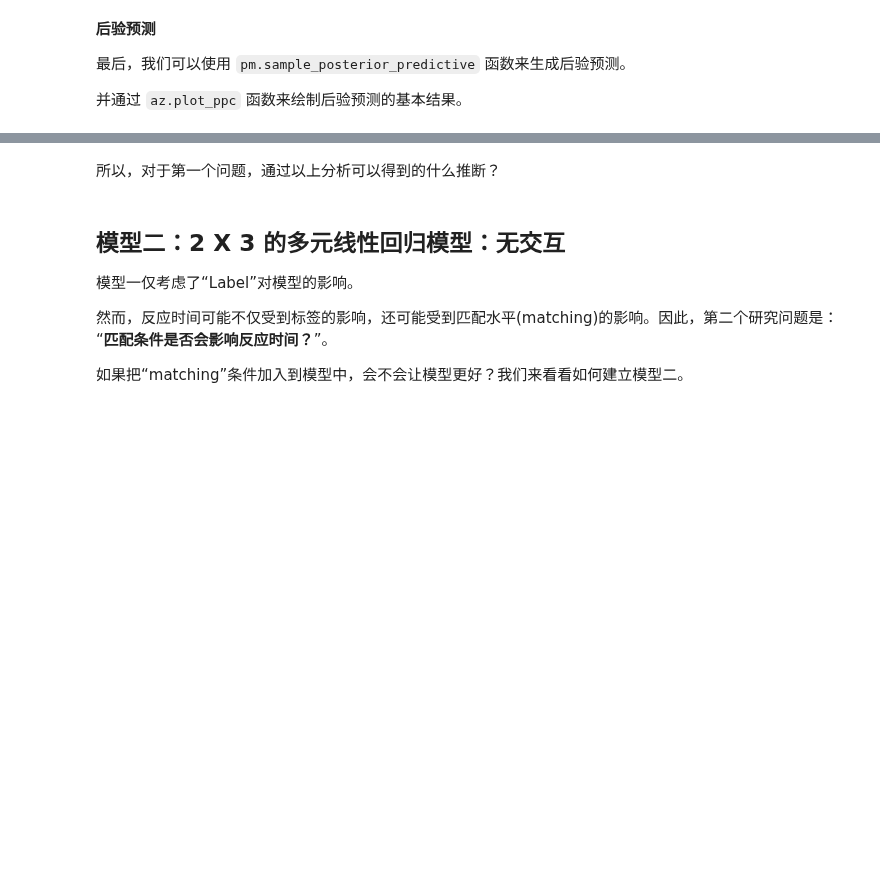
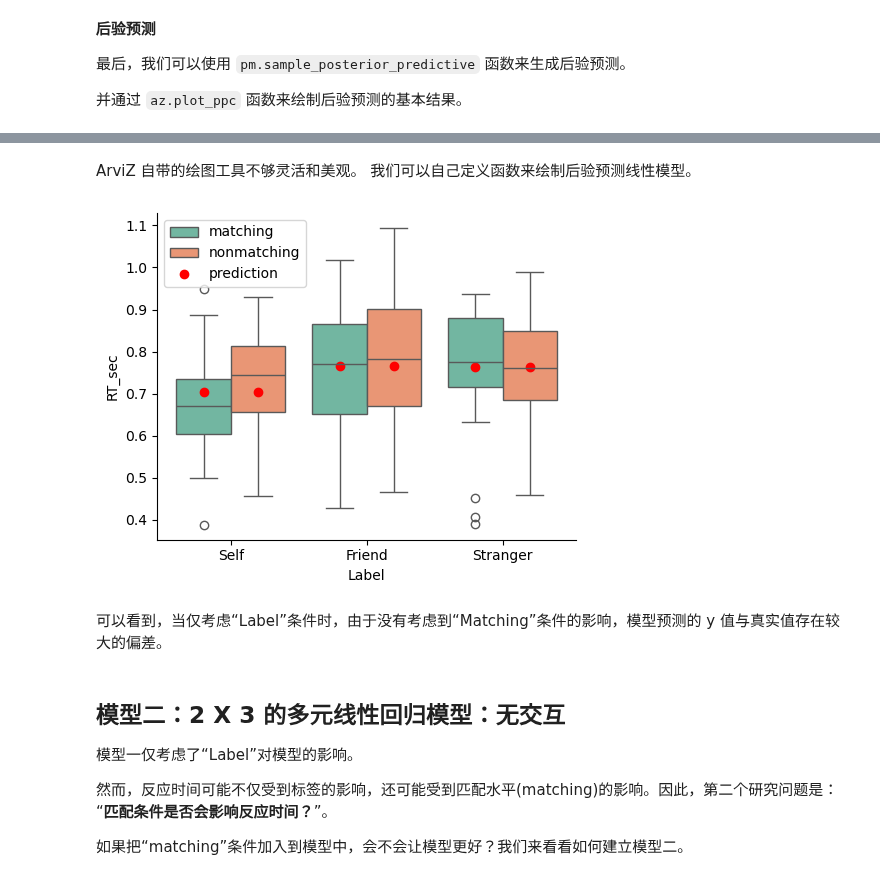
Before and after one commit to hcp4715/psybayesian, a Jupyter notebook: Lecture10.ipynb, the cells around one changed output, grey strips where cells are left out. Drawn from its saved outputs; the diff is of its cells as text; code cells hidden in the pictures; blank space fills up the shorter version.

```diff
--- a/Lecture10.ipynb
+++ b/Lecture10.ipynb
@@ -442,2 +457,22 @@ sns.despine()
-# %% [markdown]
-所以，对于第一个问题，通过以上分析可以得到的什么推断？
+# %% [markdown]
+ArviZ 自带的绘图工具不够灵活和美观。 我们可以自己定义函数来绘制后验预测线性模型。
+# %%
+def plot_prediction(df, predicted_y="prediction", ax=None):
+
+    if ax is None:
+        fig, ax = plt.subplots(figsize=(5, 4))
+
+    sns.boxplot(x='Label', y='RT_sec', hue='Matching', data=df, palette='Set2', ax=ax)
+
+    prediction = df.groupby(["Label", "Matching"])[predicted_y].mean().reset_index()
+    # 创建映射字典：Label到x位置
+    label_to_x = {'Self': 0, 'Friend': 1, 'Stranger': 2}
+    # 将 Label 映射到相应的 x 值
+    prediction['x_position'] = prediction['Label'].map(label_to_x)
+    # 根据 Matching 设置偏移量
+    prediction['x_offset'] = np.where(prediction['Matching'] == 'matching', -0.2, 0.2)
+    # 计算最终的 x 位置
+    prediction['final_x'] = prediction['x_position'].to_numpy() + prediction['x_offset'].to_numpy()
+
+    ax.plot(prediction['final_x'], prediction[predicted_y], marker='o', linestyle='', color='red', label="prediction")
+    ax.legend()
@@ -444,3 +489,14 @@ sns.despine()
+# %%
+plot_prediction(df, "model1_prediction")
+
+# 显示图形
+sns.despine()
+plt.tight_layout()
+plt.show()
+# %% [output]
+[figure, added]
+# %% [markdown]
+可以看到，当仅考虑“Label”条件时，由于没有考虑到“Matching”条件的影响，模型预测的 y 值与真实值存在较大的偏差。
 # %% [markdown]
 
 ## 模型二：2 X 3 的多元线性回归模型：无交互
```
Also changed, not shown: parts of 28 cells of this notebook.
